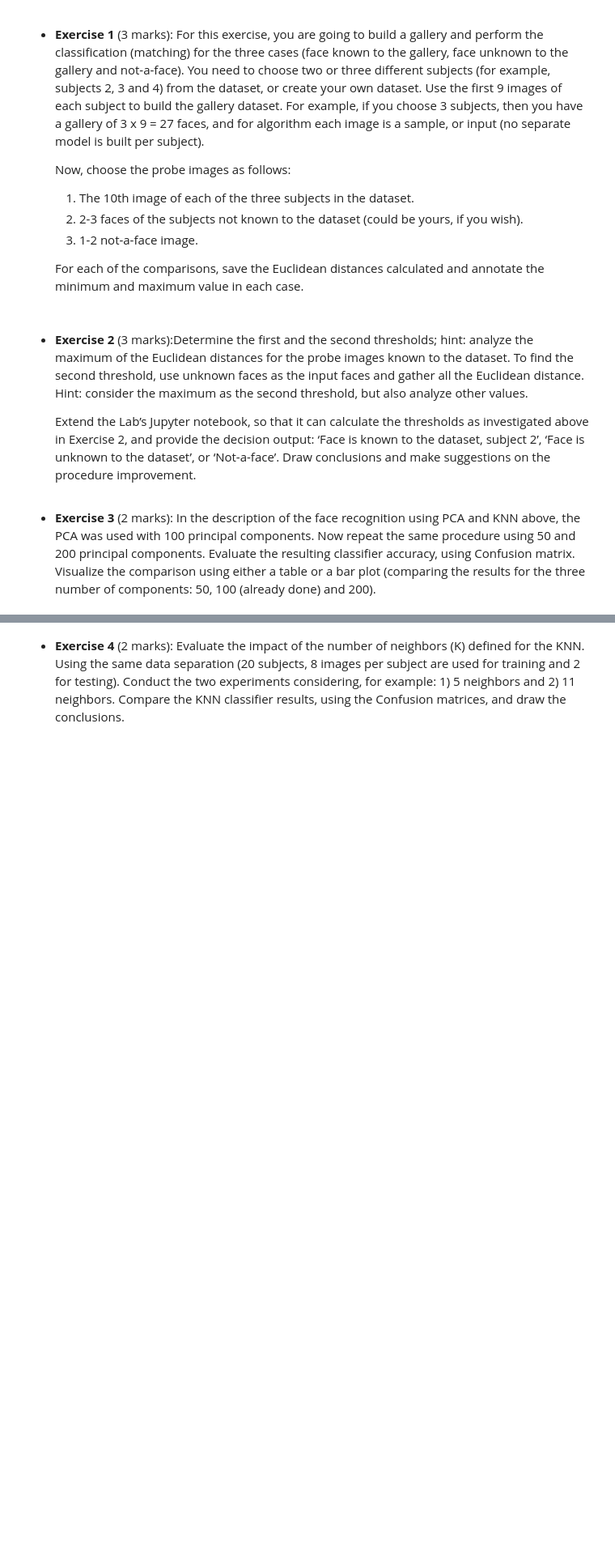
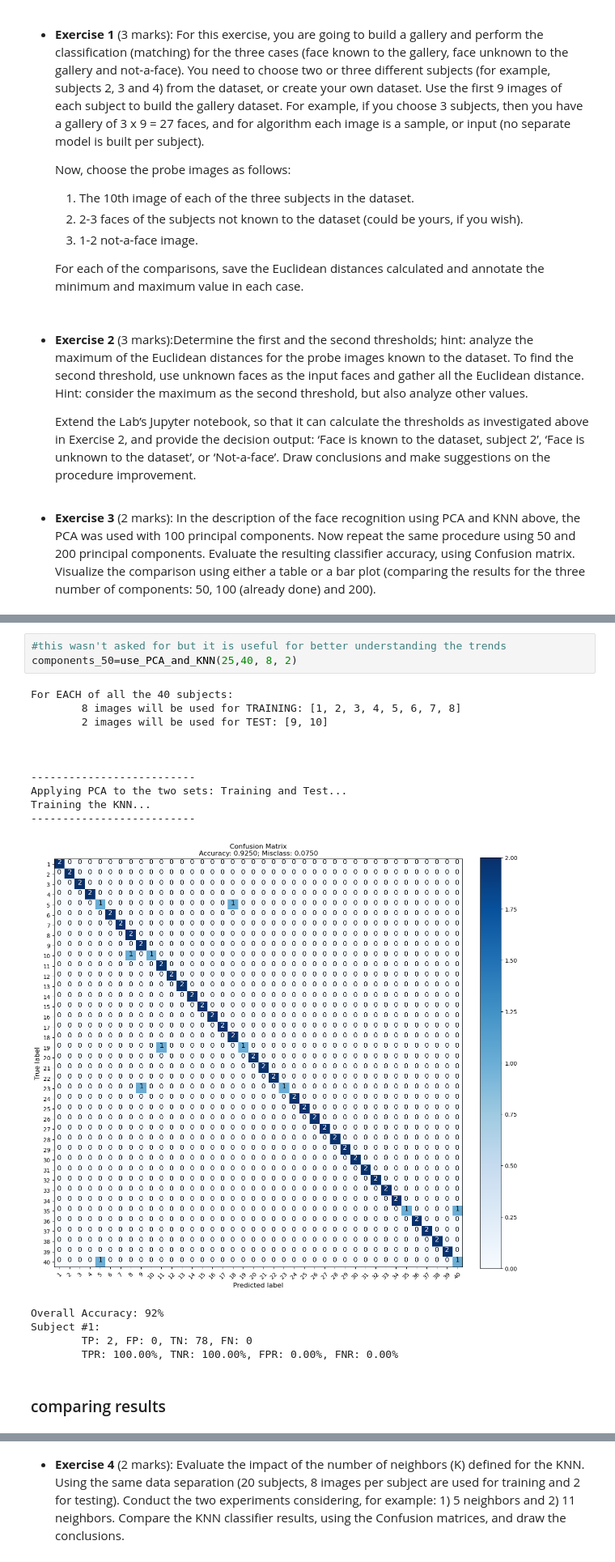
Before and after one commit to MushtabaA/ENCM509-Labs, a Jupyter notebook: Assignment 6/Lab06-FaceRec2024.ipynb, the cells around one changed output, grey strips where cells are left out. Shown at 81% size. Cells and saved outputs as stored; diff of their text form; blank space fills up the shorter version.

```diff
--- a/Assignment 6/Lab06-FaceRec2024.ipynb
+++ b/Assignment 6/Lab06-FaceRec2024.ipynb
@@ -635,0 +769,21 @@ plt.show()
+# %%
+#this wasn't asked for but it is useful for better understanding the trends
+components_50=use_PCA_and_KNN(25,40, 8, 2)
+# %% [output]
+For EACH of all the 40 subjects:
+        8 images will be used for TRAINING: [1, 2, 3, 4, 5, 6, 7, 8]
+        2 images will be used for TEST: [9, 10]
+
+
+
+--------------------------
+Applying PCA to the two sets: Training and Test...
+Training the KNN...
+--------------------------
+[figure, added]
+Overall Accuracy: 92%
+Subject #1:
+        TP: 2, FP: 0, TN: 78, FN: 0
+        TPR: 100.00%, TNR: 100.00%, FPR: 0.00%, FNR: 0.00%
+# %% [markdown]
+### comparing results
```
Also changed, not shown: parts of 58 cells of this notebook, 1 other file.
